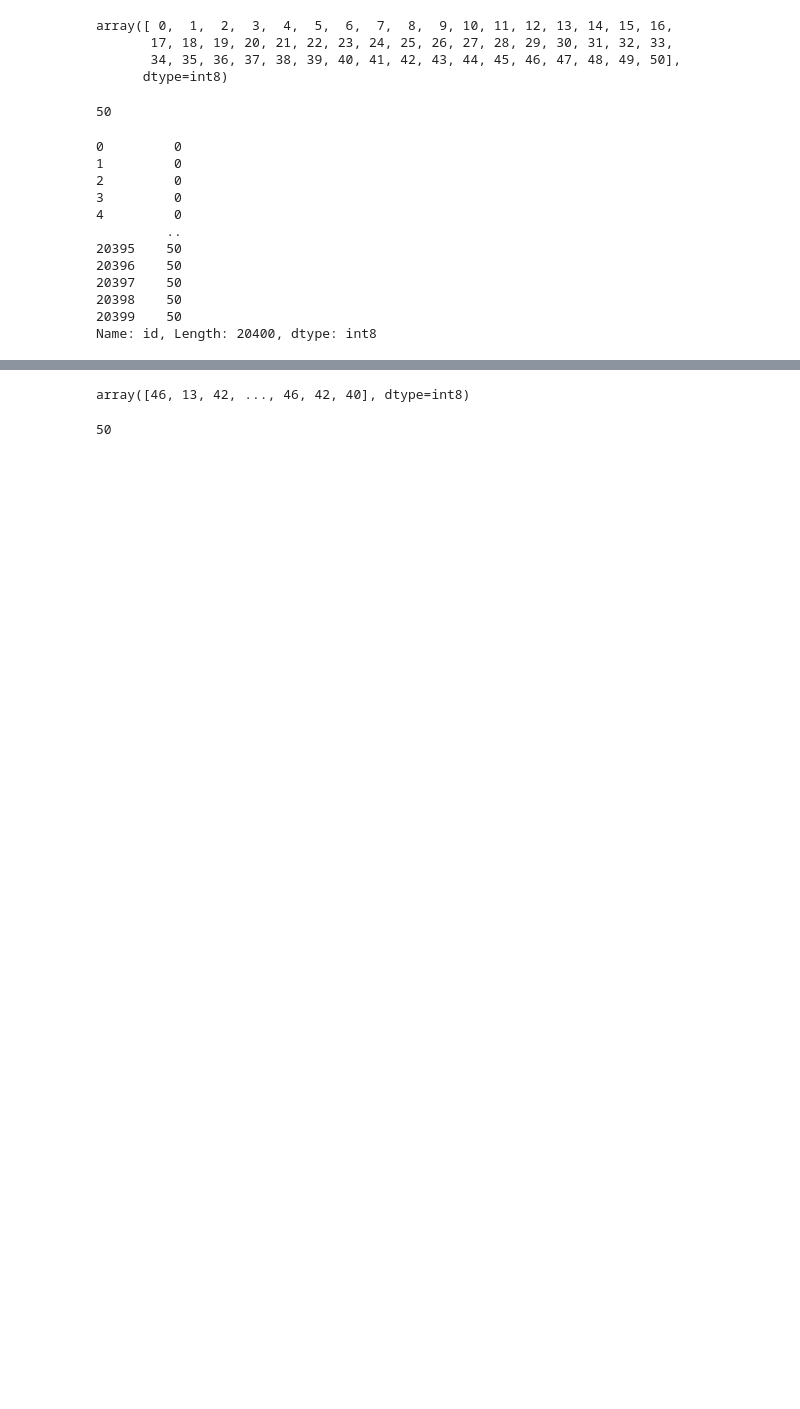
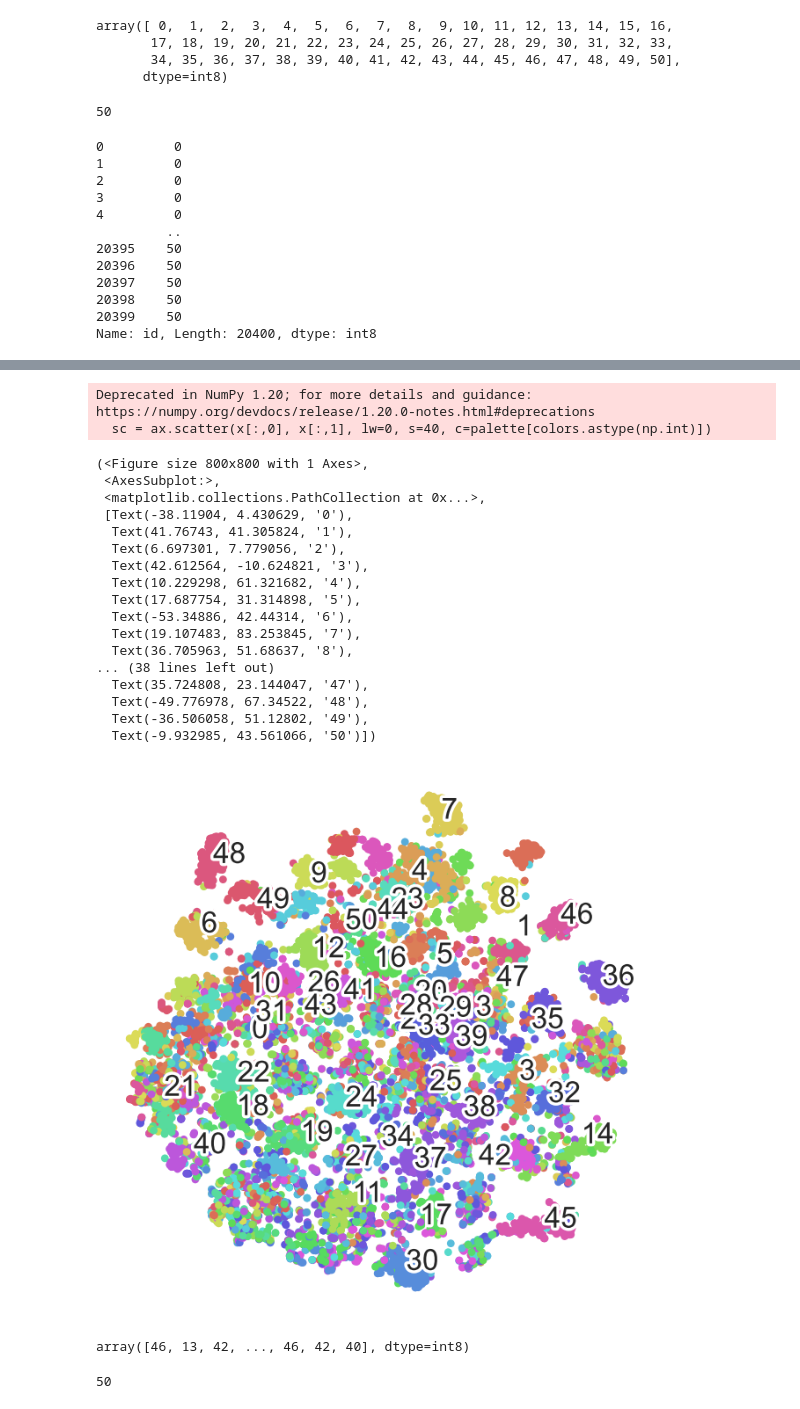
Before and after one commit to JoelPoah/KeystrokeBio, a Jupyter notebook: keystroke.ipynb, the cells around one changed output, grey strips where cells are left out. Saved outputs shown, nothing was run; the diff lists cells and outputs as text; code cells hidden in the pictures; blank space fills up the shorter version.

```diff
--- a/keystroke.ipynb
+++ b/keystroke.ipynb
@@ -163,0 +264,10 @@ array([[ 6.    ,  2.    ,  0.0567, ...,  0.1548,  0.084 ,  0.0768],
+# %%
+from sklearn.manifold import TSNE
+import time
+time_start = time.time()
+
+fashion_tsne = TSNE(random_state=RS).fit_transform(X_subset)
+
+print ('t-SNE done! Time elapsed: {} seconds'.format(time.time()-time_start))
+fashion_scatter(fashion_tsne, y_train)
+# %% [output]
@@ -164,3 +275,23 @@ array([[ 6.    ,  2.    ,  0.0567, ...,  0.1548,  0.084 ,  0.0768],
+Deprecated in NumPy 1.20; for more details and guidance: https://numpy.org/devdocs/release/1.20.0-notes.html#deprecations
+  sc = ax.scatter(x[:,0], x[:,1], lw=0, s=40, c=palette[colors.astype(np.int)])
+(<Figure size 800x800 with 1 Axes>,
+ <AxesSubplot:>,
+ <matplotlib.collections.PathCollection at 0x...>,
+ [Text(-38.11904, 4.430629, '0'),
+  Text(41.76743, 41.305824, '1'),
+  Text(6.697301, 7.779056, '2'),
+  Text(42.612564, -10.624821, '3'),
+  Text(10.229298, 61.321682, '4'),
+  Text(17.687754, 31.314898, '5'),
+  Text(-53.34886, 42.44314, '6'),
+  Text(19.107483, 83.253845, '7'),
+  Text(36.705963, 51.68637, '8'),
+... (38 lines left out)
+  Text(35.724808, 23.144047, '47'),
+  Text(-49.776978, 67.34522, '48'),
+  Text(-36.506058, 51.12802, '49'),
+  Text(-9.932985, 43.561066, '50')])
+[figure, added]
 # %%
 y_train
 # %% [output]
```
Also changed, not shown: parts of 30 cells of this notebook, 11 other files.
